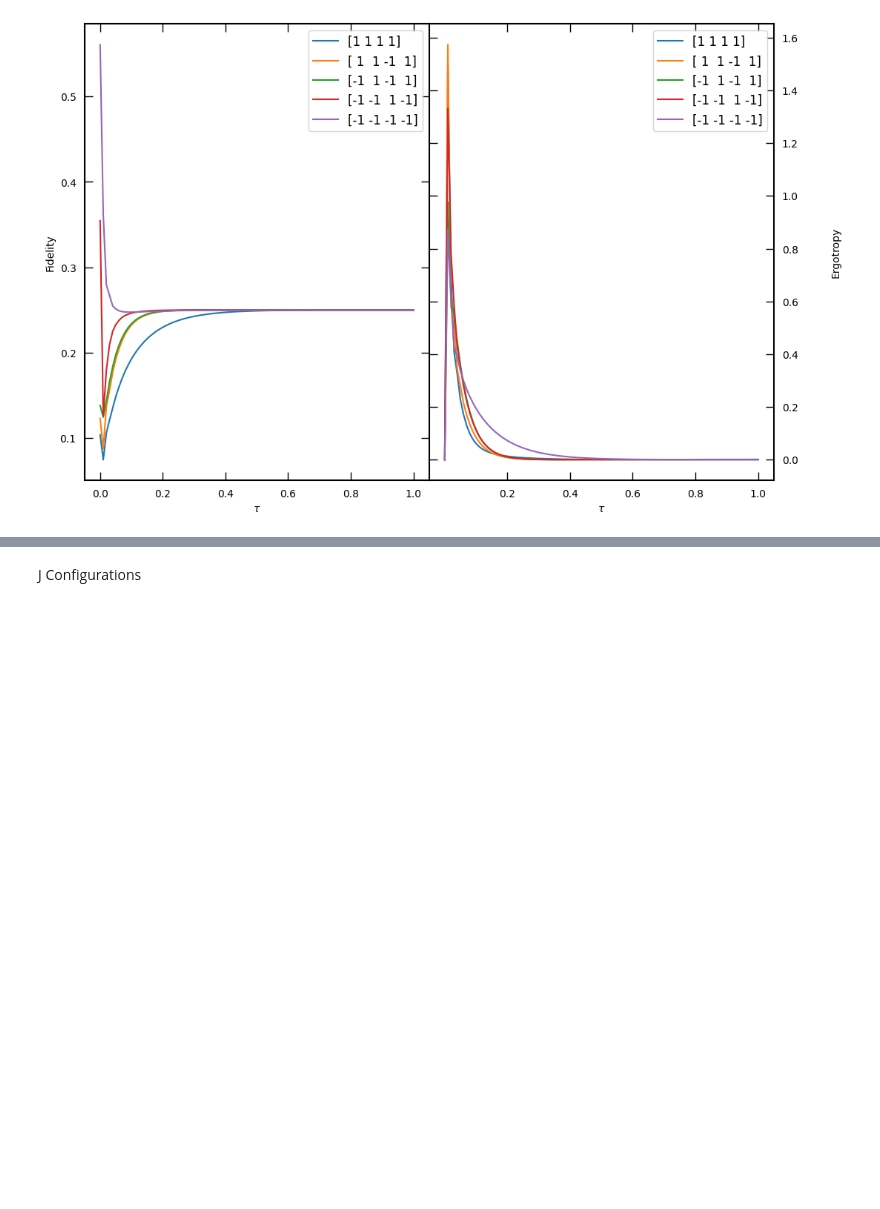
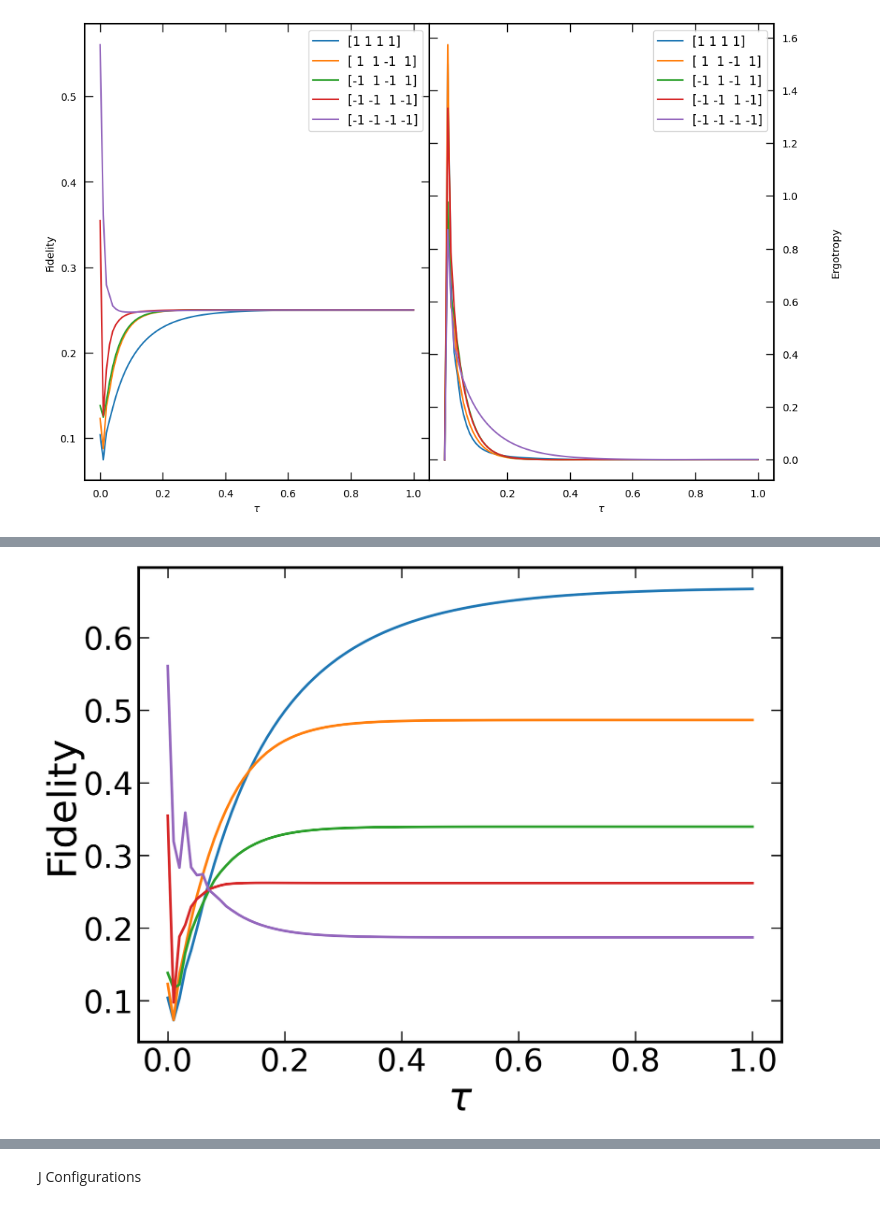
Before and after one commit to egementunca/QBattery_v2, a Jupyter notebook: Ising/isingFigures.ipynb, the cells around one changed output, grey strips where cells are left out. Drawn from its saved outputs; the diff is of its cells as text; code cells hidden in the pictures; blank space fills up the shorter version.

```diff
--- a/Ising/isingFigures.ipynb
+++ b/Ising/isingFigures.ipynb
@@ -197,0 +202,24 @@ if saveOpt:
+# %%
+plt.rcParams['axes.linewidth'] = 4
+plt.rcParams['xtick.major.pad'] = 8
+plt.rcParams['ytick.major.pad'] = 8
+
+fig = plt.figure(figsize=(16,12), dpi=120)
+
+for r in range(realizations):
+    plt.plot(tau, fids[6,r], linewidth=4, label=str(tuple(Jall[r])))
+
+
+
+plt.ylabel(r'Fidelity', fontsize=60)
+plt.xlabel(r'$\tau$', fontsize=60)
+
+for e in ['x', 'y']:
+        plt.tick_params(axis=e,which='major',size=16,width=2,direction='in',top='on',right='on', labelsize=48)
+
+plt.tight_layout()
+
+plt.savefig('./Figures/ising_fixed_44_fid_43ratio.png')
+plt.savefig('./Figures/ising_fixed_44_fid_43ratio.eps', format='eps')
+# %% [output]
+[figure, added]
```
Also changed, not shown: parts of 6 cells of this notebook, 3 other files.
